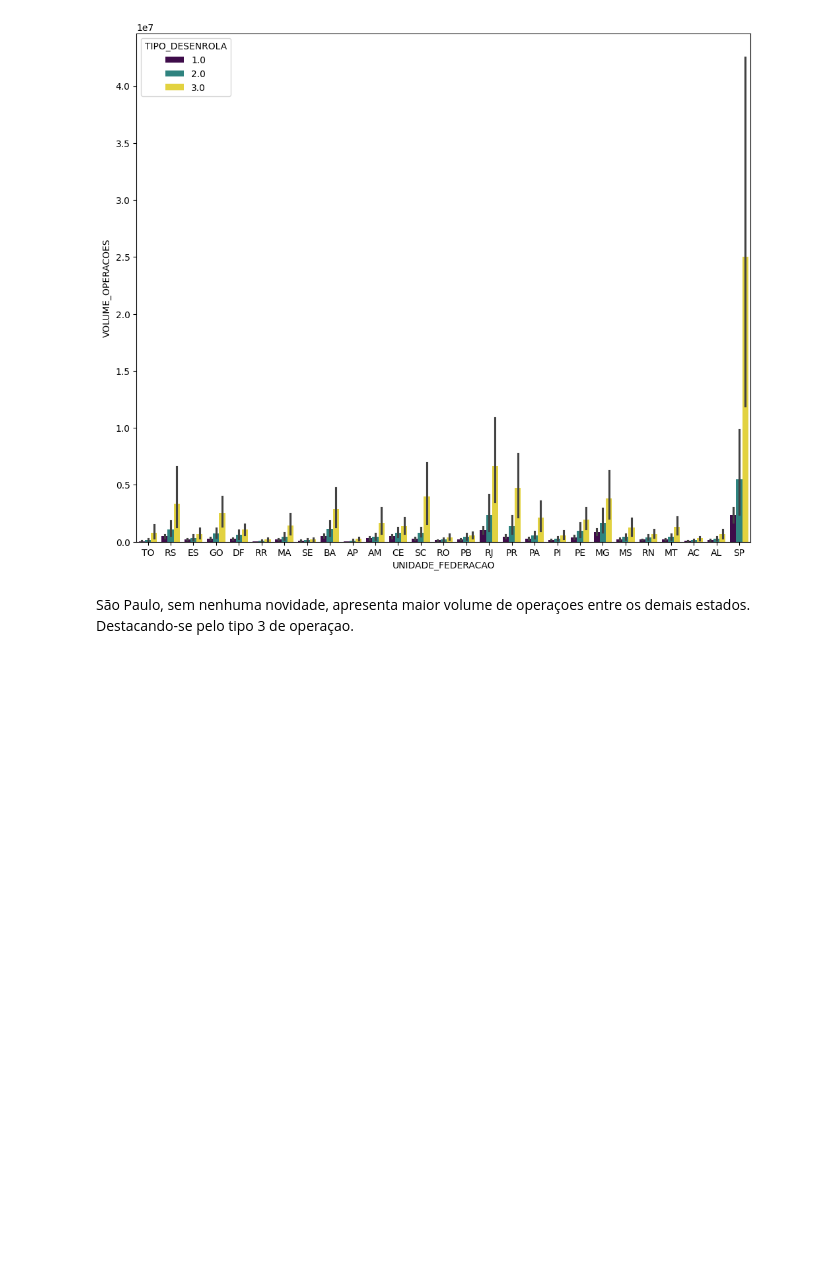
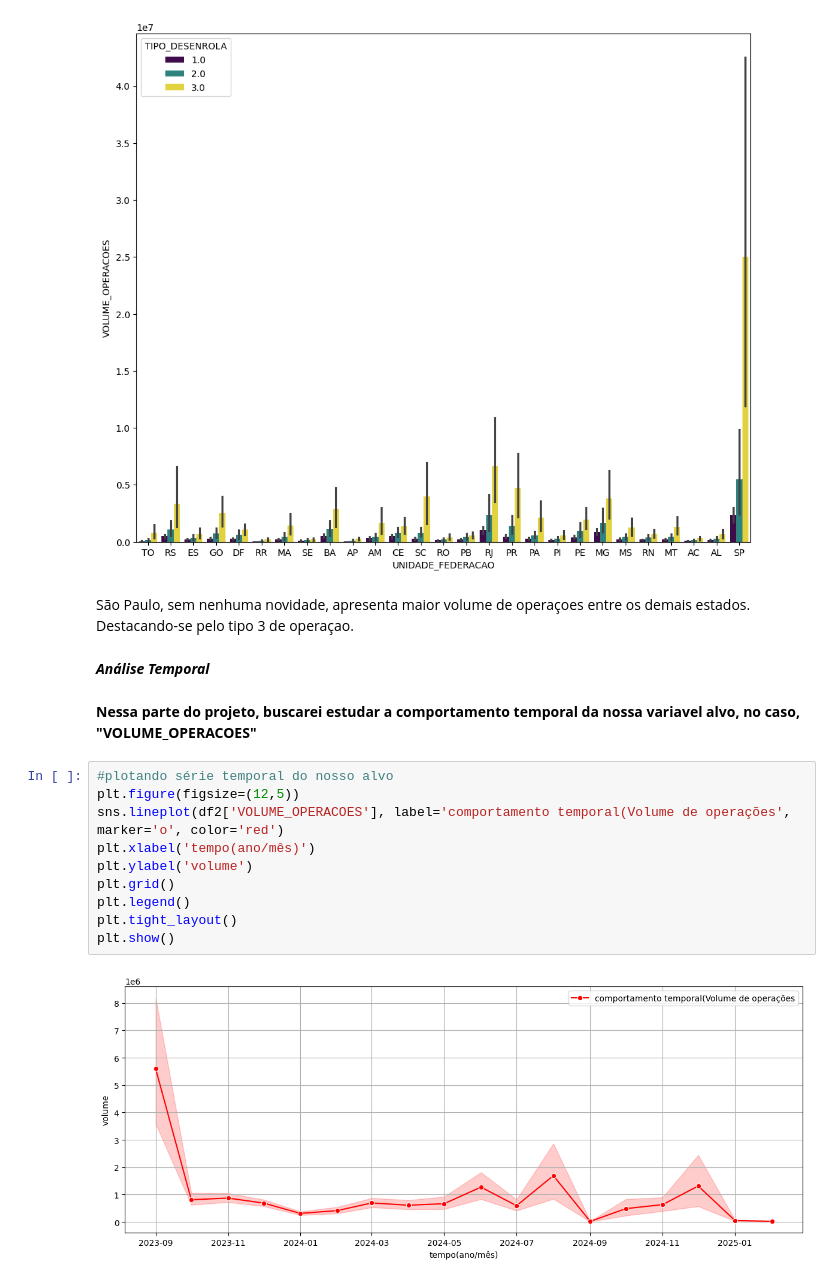
Before and after one commit to WesleySouza13/Projeto-Risco-de-Credito---Desenrola-Brasil, a Jupyter notebook: notebooks/notebook.ipynb, the cells around one changed output. Saved outputs shown, nothing was run; the diff lists cells and outputs as text; blank space fills up the shorter version.

Commit message:
subindo decomposiçao temporal

```diff
--- a/notebooks/notebook.ipynb
+++ b/notebooks/notebook.ipynb
@@ -389,3 +389,19 @@ sns.barplot(data=type_volumn_state, y='VOLUME_OPERACOES', x='UNIDADE_FEDERACAO',
 [figure]
 # %% [markdown]
 São Paulo, sem nenhuma novidade, apresenta maior volume de operaçoes entre os demais estados. Destacando-se pelo tipo 3 de operaçao.
+# %% [markdown]
+***Análise Temporal***
+# %% [markdown]
+**Nessa parte do projeto, buscarei estudar a comportamento temporal da nossa variavel alvo, no caso, "VOLUME_OPERACOES"**
+# %%
+#plotando série temporal do nosso alvo
+plt.figure(figsize=(12,5))
+sns.lineplot(df2['VOLUME_OPERACOES'], label='comportamento temporal(Volume de operações', marker='o', color='red')
+plt.xlabel('tempo(ano/mês)')
+plt.ylabel('volume')
+plt.grid()
+plt.legend()
+plt.tight_layout()
+plt.show()
+# %% [output]
+[figure, added]
```
Also changed, not shown: parts of 3 cells of this notebook.
